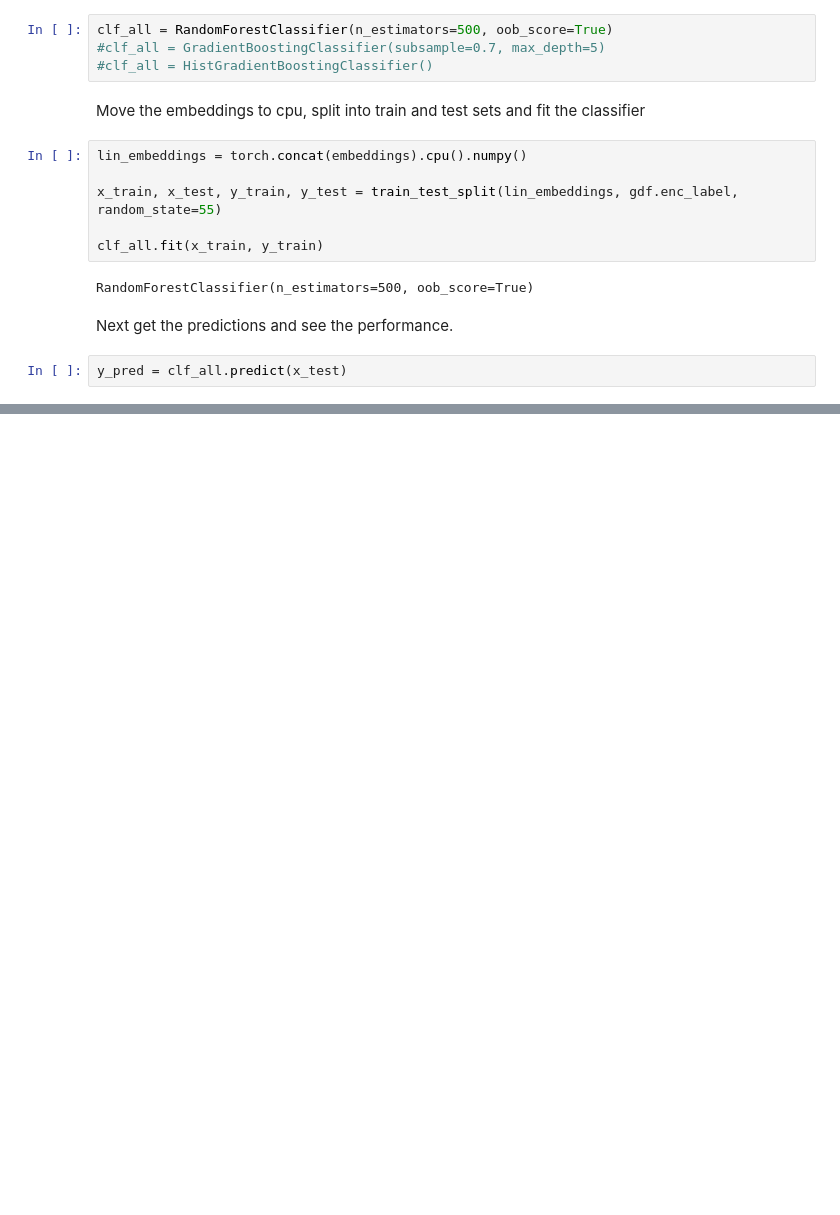
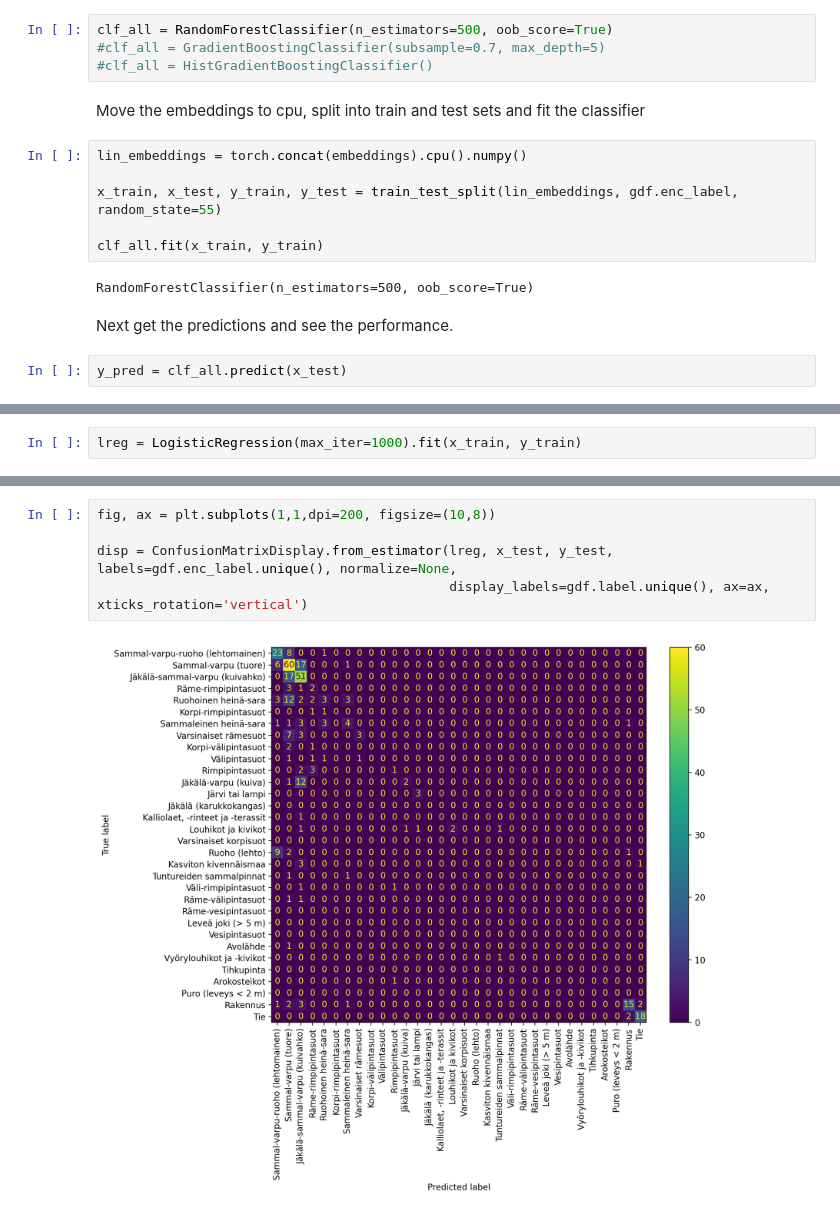
Before and after one commit to mayrajeo/presto-habitat, a Jupyter notebook: nbs/prestotest.ipynb, the cells around one changed output, grey strips where cells are left out. Cells and saved outputs as stored; diff of their text form; blank space fills up the shorter version.

Commit message:
add logistic regression

```diff
--- a/nbs/prestotest.ipynb
+++ b/nbs/prestotest.ipynb
@@ -222,0 +227,2 @@ disp = ConfusionMatrixDisplay.from_estimator(clf_all, x_test, y_test, labels=gdf
+# %%
+lreg = LogisticRegression(max_iter=1000).fit(x_train, y_train)
@@ -222,0 +251,7 @@ disp = ConfusionMatrixDisplay.from_estimator(clf_all, x_test, y_test, labels=gdf
+# %%
+fig, ax = plt.subplots(1,1,dpi=200, figsize=(10,8))
+
+disp = ConfusionMatrixDisplay.from_estimator(lreg, x_test, y_test, labels=gdf.enc_label.unique(), normalize=None,
+                                             display_labels=gdf.label.unique(), ax=ax, xticks_rotation='vertical')
+# %% [output]
+[figure, added]
```
Also changed, not shown: parts of 6 cells of this notebook.
